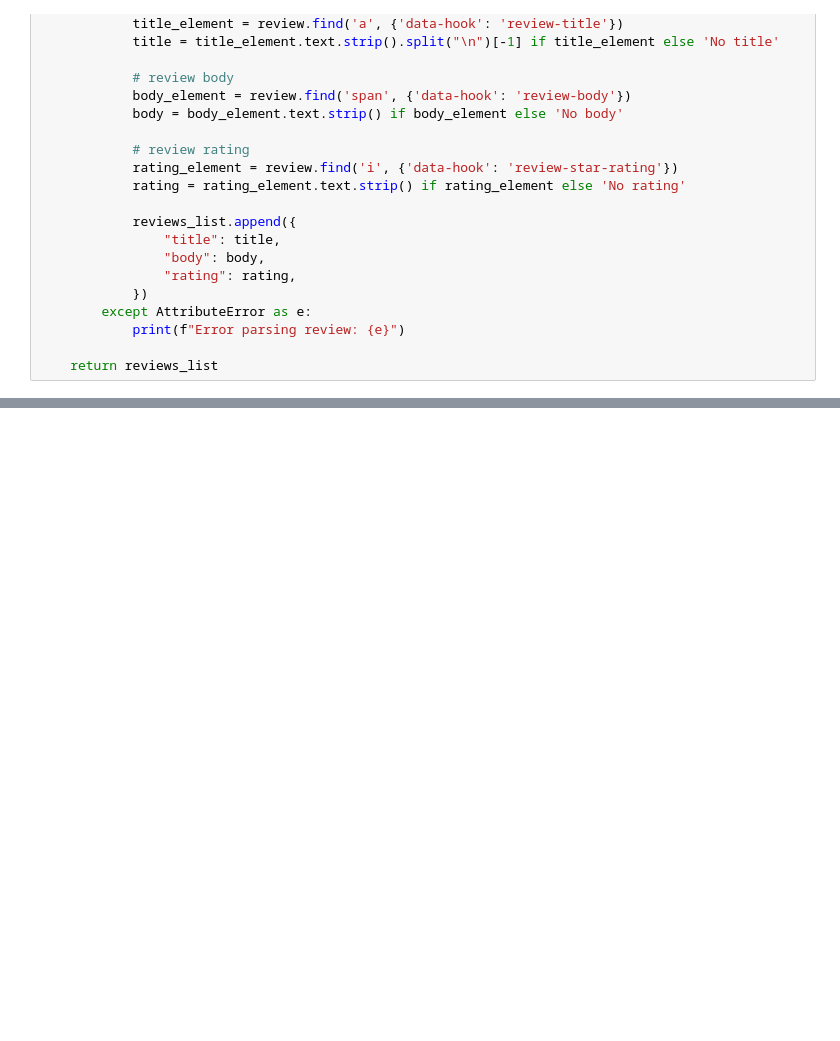
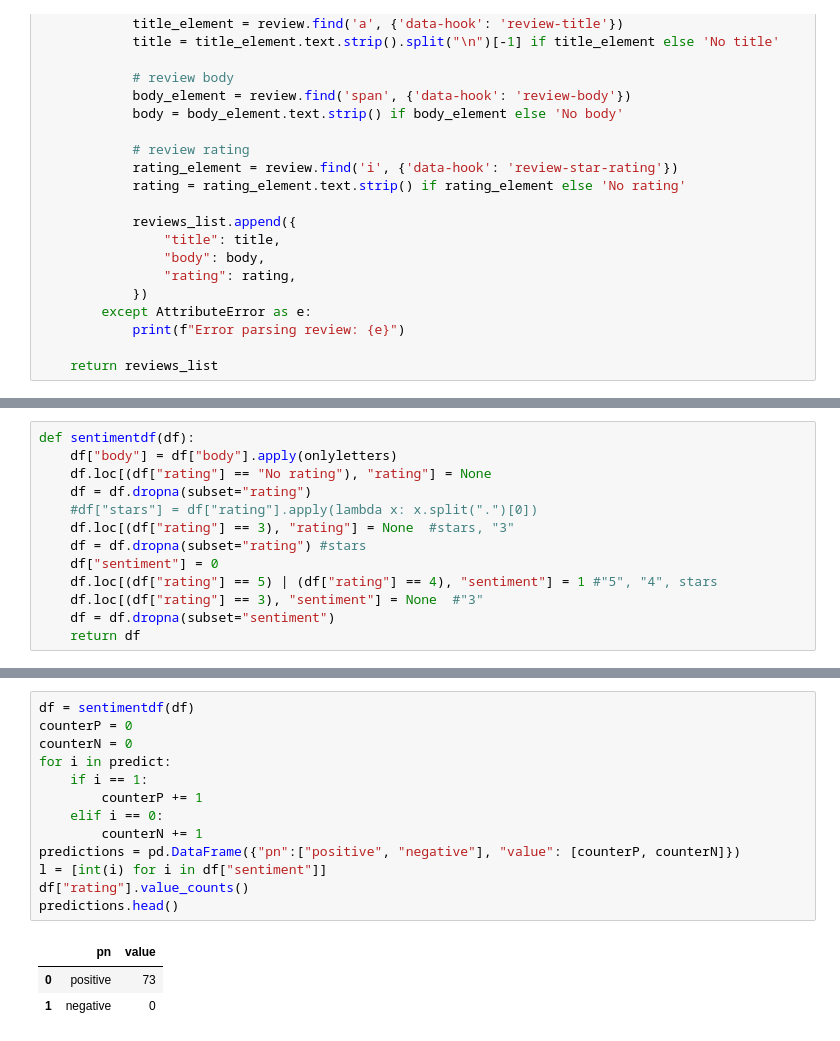
Before and after one commit to mariannazapo/projectDPIP, a Jupyter notebook: reviewsscraper.ipynb, the cells around one changed output, grey strips where cells are left out. Cells and saved outputs as stored; diff of their text form; blank space fills up the shorter version.

```diff
--- a/reviewsscraper.ipynb
+++ b/reviewsscraper.ipynb
@@ -117,0 +191,13 @@ if __name__ == '__main__':
+# %%
+def sentimentdf(df):
+    df["body"] = df["body"].apply(onlyletters)
+    df.loc[(df["rating"] == "No rating"), "rating"] = None
+    df = df.dropna(subset="rating")
+    #df["stars"] = df["rating"].apply(lambda x: x.split(".")[0])
+    df.loc[(df["rating"] == 3), "rating"] = None  #stars, "3"
+    df = df.dropna(subset="rating") #stars
+    df["sentiment"] = 0
+    df.loc[(df["rating"] == 5) | (df["rating"] == 4), "sentiment"] = 1 #"5", "4", stars
+    df.loc[(df["rating"] == 3), "sentiment"] = None  #"3"
+    df = df.dropna(subset="sentiment")
+    return df
@@ -117,0 +220,17 @@ if __name__ == '__main__':
+# %%
+df = sentimentdf(df)
+counterP = 0
+counterN = 0
+for i in predict:
+    if i == 1:
+        counterP += 1
+    elif i == 0:
+        counterN += 1
+predictions = pd.DataFrame({"pn":["positive", "negative"], "value": [counterP, counterN]})
+l = [int(i) for i in df["sentiment"]]
+df["rating"].value_counts()
+predictions.head()
+# %% [output]
+|  | pn | value |
+| 0 | positive | 73 |
+| 1 | negative | 0 |
```
Also changed, not shown: parts of 10 cells of this notebook, 5 other files.
